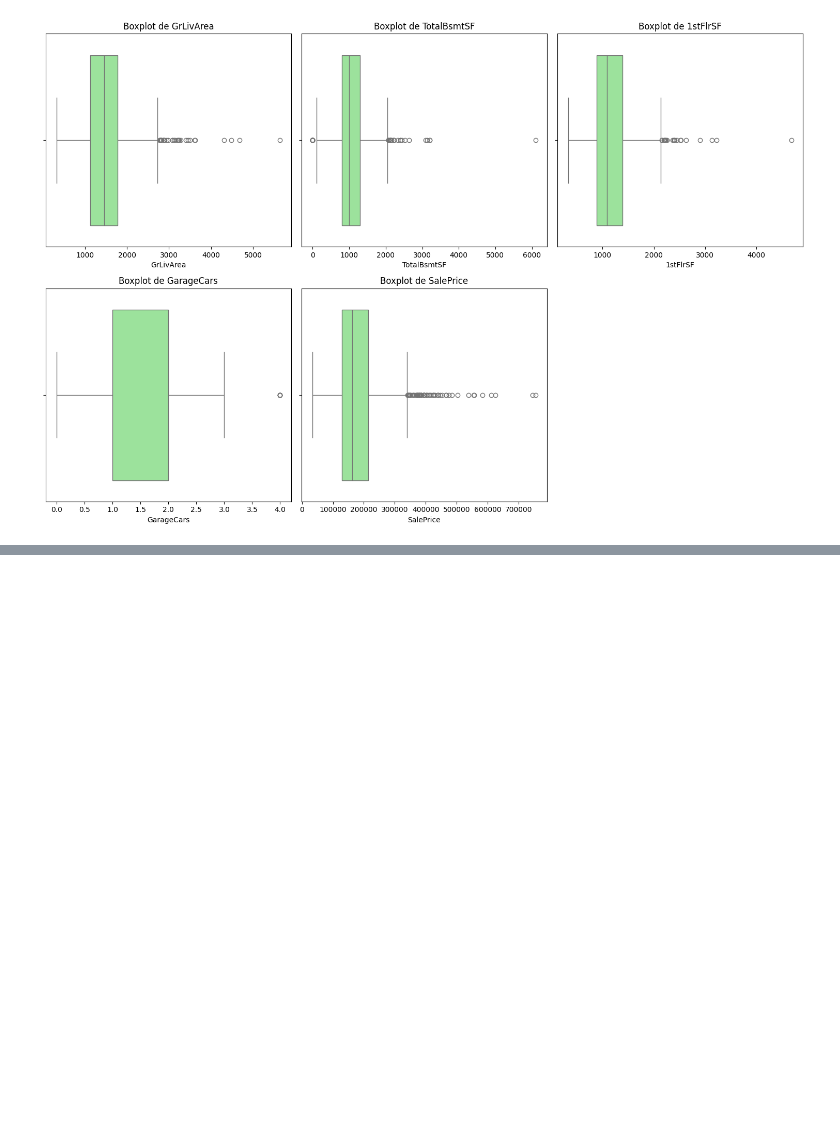
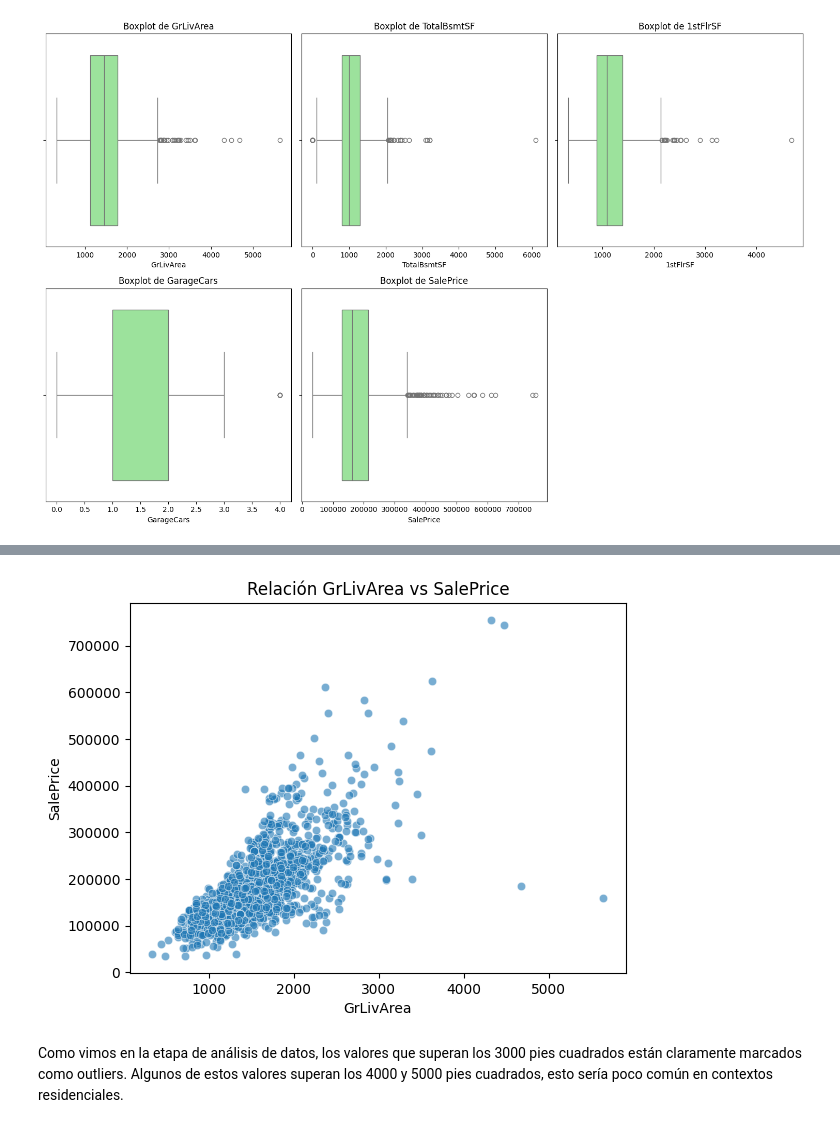
Before and after one commit to rodrigoalegre210/House-Prices-Prediction, a Jupyter notebook: main.ipynb, the cells around one changed output, grey strips where cells are left out. Drawn from its saved outputs; the diff is of its cells as text; code cells hidden in the pictures; blank space fills up the shorter version.

```diff
--- a/main.ipynb
+++ b/main.ipynb
@@ -633,0 +726,8 @@ plt.show()
+# %%
+sns.scatterplot(x=train_data['GrLivArea'], y=train_data['SalePrice'], alpha=0.6)
+plt.title('Relación GrLivArea vs SalePrice')
+plt.show()
+# %% [output]
+[figure, added]
+# %% [markdown]
+Como vimos en la etapa de análisis de datos, los valores que superan los 3000 pies cuadrados están claramente marcados como outliers. Algunos de estos valores superan los 4000 y 5000 pies cuadrados, esto sería poco común en contextos residenciales.
```
Also changed, not shown: parts of 12 cells of this notebook.
